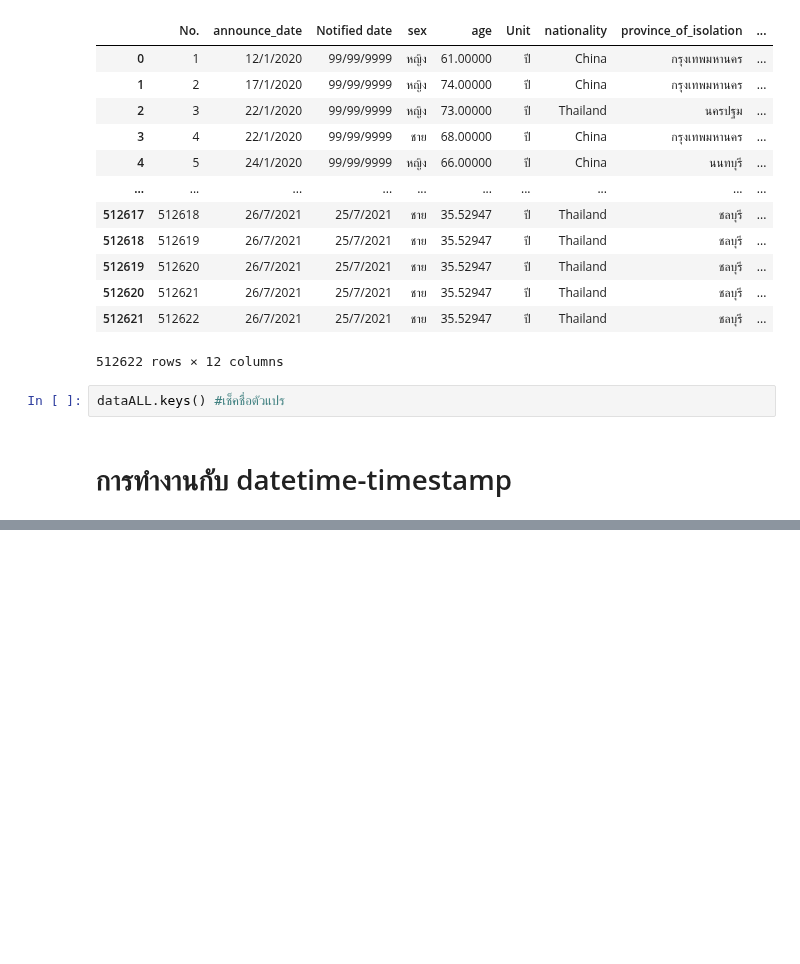
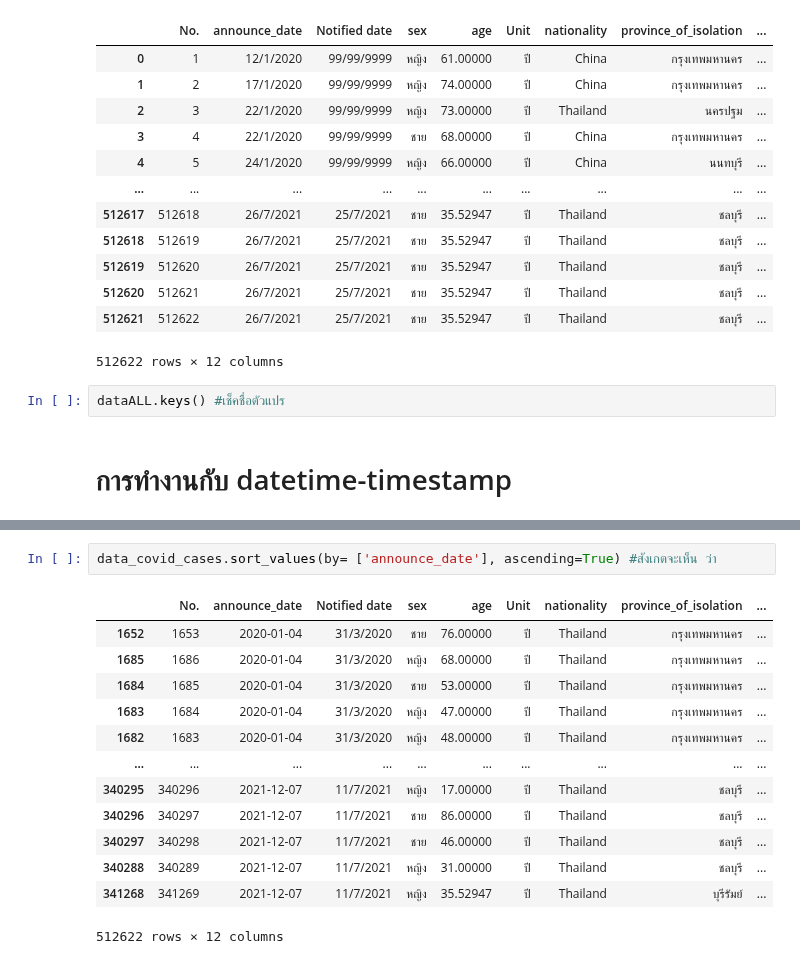
Before and after one commit to Peckkie/DPDM2021, a Jupyter notebook: Data_preprocessing_(Chapter_3).ipynb, the cells around one changed output, grey strips where cells are left out. Saved outputs shown, nothing was run; the diff lists cells and outputs as text; blank space fills up the shorter version.

```diff
--- a/Data_preprocessing_(Chapter_3).ipynb
+++ b/Data_preprocessing_(Chapter_3).ipynb
@@ -1120,0 +1045,16 @@ dataALL.keys() #เช็คชื่อตัวแปร
+# %%
+data_covid_cases.sort_values(by= ['announce_date'], ascending=True) #สังเกตจะเห็น ว่า
+# %% [output]
+|  | No. | announce_date | Notified date | sex | age | Unit | nationality | province_of_isolation | ... |
+| 1652 | 1653 | 2020-01-04 | 31/3/2020 | ชาย | 76.00000 | ปี | Thailand | กรุงเทพมหานคร | ... |
+| 1685 | 1686 | 2020-01-04 | 31/3/2020 | หญิง | 68.00000 | ปี | Thailand | กรุงเทพมหานคร | ... |
+| 1684 | 1685 | 2020-01-04 | 31/3/2020 | ชาย | 53.00000 | ปี | Thailand | กรุงเทพมหานคร | ... |
+| 1683 | 1684 | 2020-01-04 | 31/3/2020 | หญิง | 47.00000 | ปี | Thailand | กรุงเทพมหานคร | ... |
+| 1682 | 1683 | 2020-01-04 | 31/3/2020 | หญิง | 48.00000 | ปี | Thailand | กรุงเทพมหานคร | ... |
+| ... | ... | ... | ... | ... | ... | ... | ... | ... | ... |
+| 340295 | 340296 | 2021-12-07 | 11/7/2021 | หญิง | 17.00000 | ปี | Thailand | ชลบุรี | ... |
+| 340296 | 340297 | 2021-12-07 | 11/7/2021 | ชาย | 86.00000 | ปี | Thailand | ชลบุรี | ... |
+| 340297 | 340298 | 2021-12-07 | 11/7/2021 | ชาย | 46.00000 | ปี | Thailand | ชลบุรี | ... |
+| 340288 | 340289 | 2021-12-07 | 11/7/2021 | หญิง | 31.00000 | ปี | Thailand | ชลบุรี | ... |
+| 341268 | 341269 | 2021-12-07 | 11/7/2021 | หญิง | 35.52947 | ปี | Thailand | บุรีรัมย์ | ... |
+512622 rows × 12 columns
```
Also changed, not shown: parts of 19 cells of this notebook.
